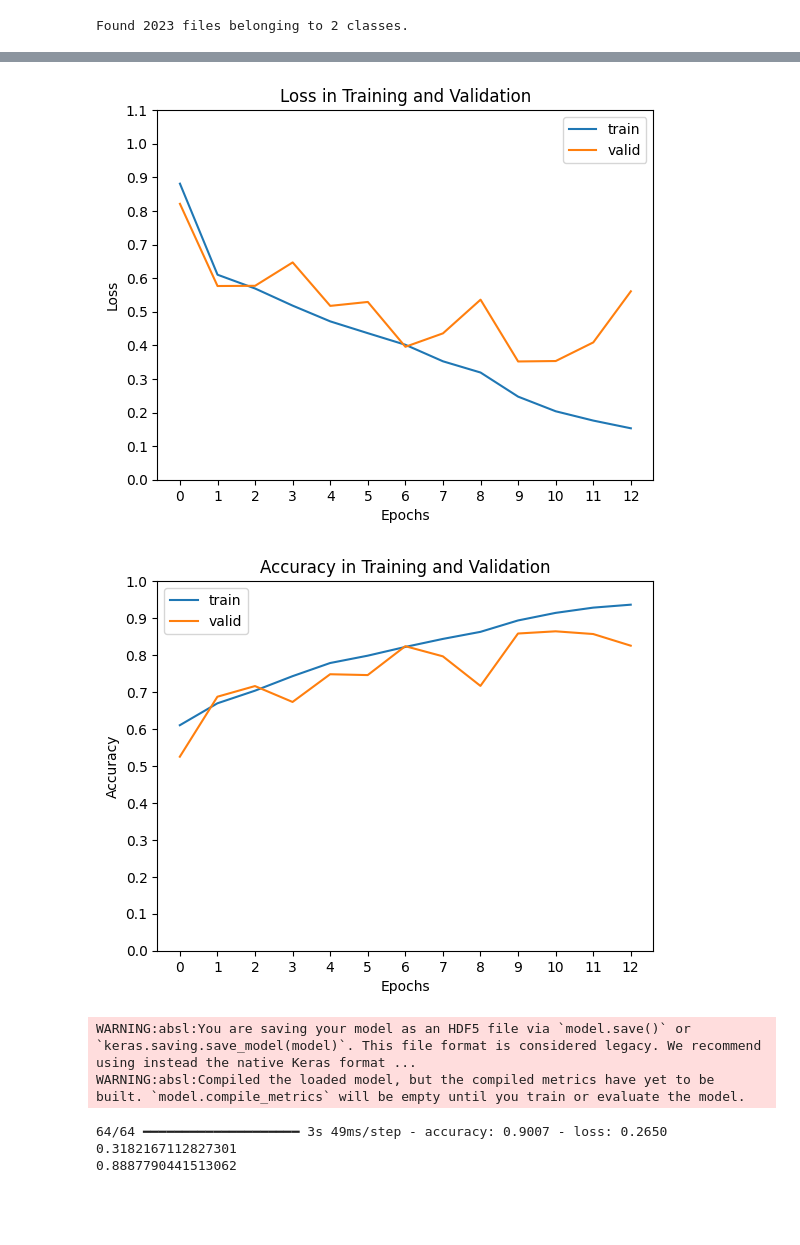
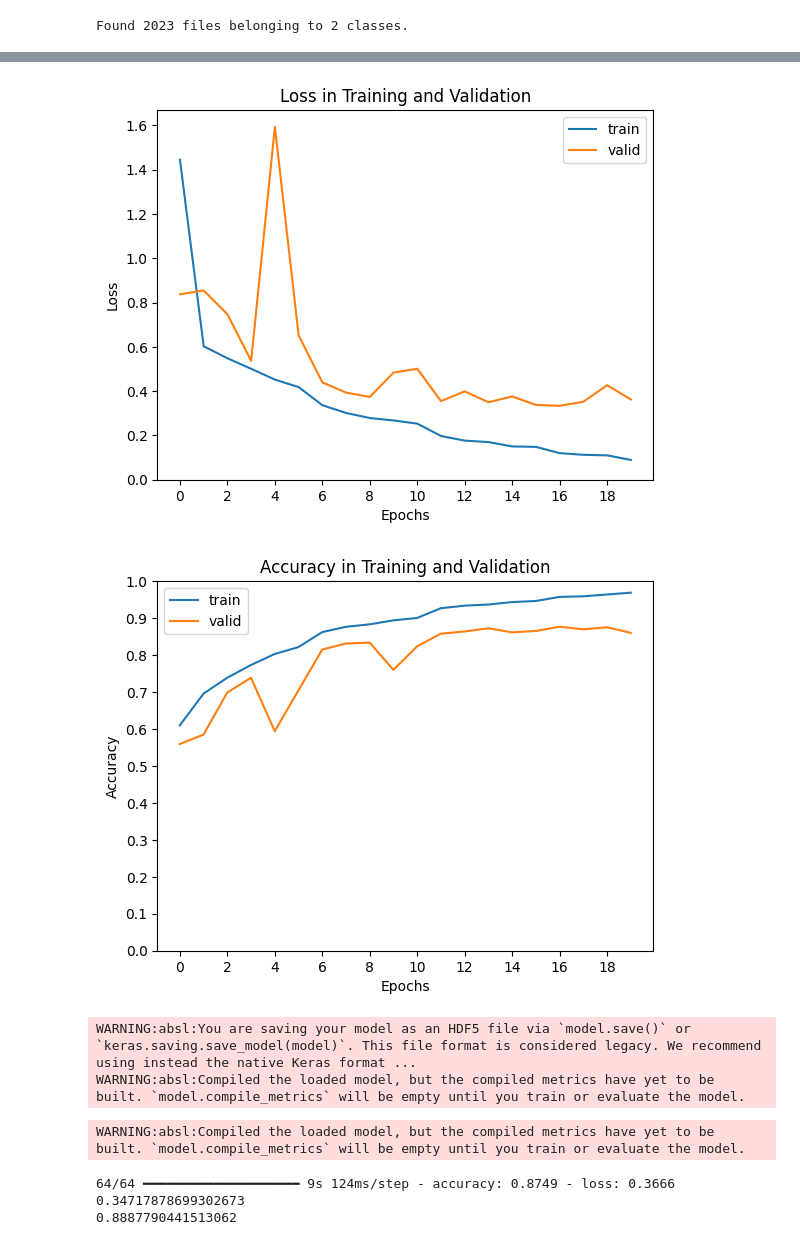
Before and after one commit to Bernardo-07/Convolutional-Neural-Network, a Jupyter notebook: main.ipynb, the cells around one changed output, grey strips where cells are left out. Saved outputs shown, nothing was run; the diff lists cells and outputs as text; code cells hidden in the pictures; blank space fills up the shorter version.

```diff
--- a/main.ipynb
+++ b/main.ipynb
@@ -75,9 +74,9 @@ Found 14580 files belonging to 2 classes.
 Using 1458 files for validation.
 # %%
 def normalizer(image, label):
-    aux = tf.cast(image, dtype=tf.float32)
-    image_norm = aux/255.0
-    return image_norm, label
+    image = tf.cast(image, dtype=tf.float32)/255.0
+    label = tf.one_hot(label, depth=2)
+    return image, label
 
 train = train_data.map(normalizer)
 valid = valid_data.map(normalizer)
@@ -122,13 +122,13 @@ model.add(Flatten())
 model.add(Dense(units=512, activation='relu'))
 model.add(Dropout(0.5))
 
-model.add(Dense(units=1, activation='sigmoid'))
+model.add(Dense(units=2, activation='softmax'))
 # %%
 #model.compile(optimizer='adam', loss=tf.losses.BinaryCrossentropy(), metrics=['accuracy'])
 
 model.compile(
-    optimizer='adam',
-    loss=tf.keras.losses.BinaryCrossentropy(),
+    optimizer='rmsprop',
+    loss=tf.keras.losses.CategoricalCrossentropy(),
     metrics=['accuracy'],
 )
 # %%
@@ -171,7 +171,7 @@ early_stopping = EarlyStopping(monitor='val_loss', patience=3, restore_best_weig
 hist = model.fit(
     train,
     validation_data=valid,
-    epochs=30,
+    epochs=20,
     batch_size=32,
     shuffle=True,
     callbacks=[early_stopping,learning_rate_reduction],
@@ -198,30 +198,30 @@ Epoch 13: ReduceLROnPlateau reducing learning rate to 0.0002500000118743628.
 # %%
 import matplotlib.pyplot as plt
 
 
 plt.plot(hist.history['loss'], label='train')
 plt.plot(hist.history['val_loss'], label='valid')
-plt.xticks(np.arange(0, 13, 1))
-plt.yticks(np.arange(0, 1.2, 0.1))
+plt.xticks(np.arange(0, 20, 2))
+plt.yticks(np.arange(0, 1.7, 0.2))
 plt.xlabel('Epochs')
 plt.ylabel('Loss')
 plt.legend()
 plt.title('Loss in Training and Validation')
 plt.show()
 
 
 if 'accuracy' in hist.history:
     plt.plot(hist.history['accuracy'], label='train')
     plt.plot(hist.history['val_accuracy'], label='valid')
-    plt.xticks(np.arange(0, 13, 1))
+    plt.xticks(np.arange(0, 20, 2))
     plt.yticks(np.arange(0, 1.1, 0.1))
     plt.xlabel('Epochs')
     plt.ylabel('Accuracy')
     plt.legend()
     plt.title('Accuracy in Training and Validation')
     plt.show()
 # %% [output]
-[figure, old version]
+[figure, new version]
-[figure, old version]
+[figure, new version]
 # %%
 from tensorflow.keras.models import load_model
@@ -233,11 +232,14 @@ new_model = load_model(os.path.join('models', 'normalizado.h5'))
 WARNING:absl:You are saving your model as an HDF5 file via `model.save()` or `keras.saving.save_model(model)`. This file format is considered legacy. We recommend using instead the native Keras format ...
 WARNING:absl:Compiled the loaded model, but the compiled metrics have yet to be built. `model.compile_metrics` will be empty until you train or evaluate the model.
 # %%
+new_model = load_model(os.path.join('models', 'softmax.h5'))
+
 loss, acc = new_model.evaluate(test, batch_size=32)
 
 print(loss)
 print(acc)
 # %% [output]
-64/64 ━━━━━━━━━━━━━━━━━━━━ 3s 49ms/step - accuracy: 0.9007 - loss: 0.2650
-0.3182167112827301
-0.8887790441513062
+WARNING:absl:Compiled the loaded model, but the compiled metrics have yet to be built. `model.compile_metrics` will be empty until you train or evaluate the model.
+64/64 ━━━━━━━━━━━━━━━━━━━━ 9s 124ms/step - accuracy: 0.8749 - loss: 0.3666
+0.34717878699302673
+0.8887790441513062
```
Also changed, not shown: parts of 8 cells of this notebook, 2 other files.
